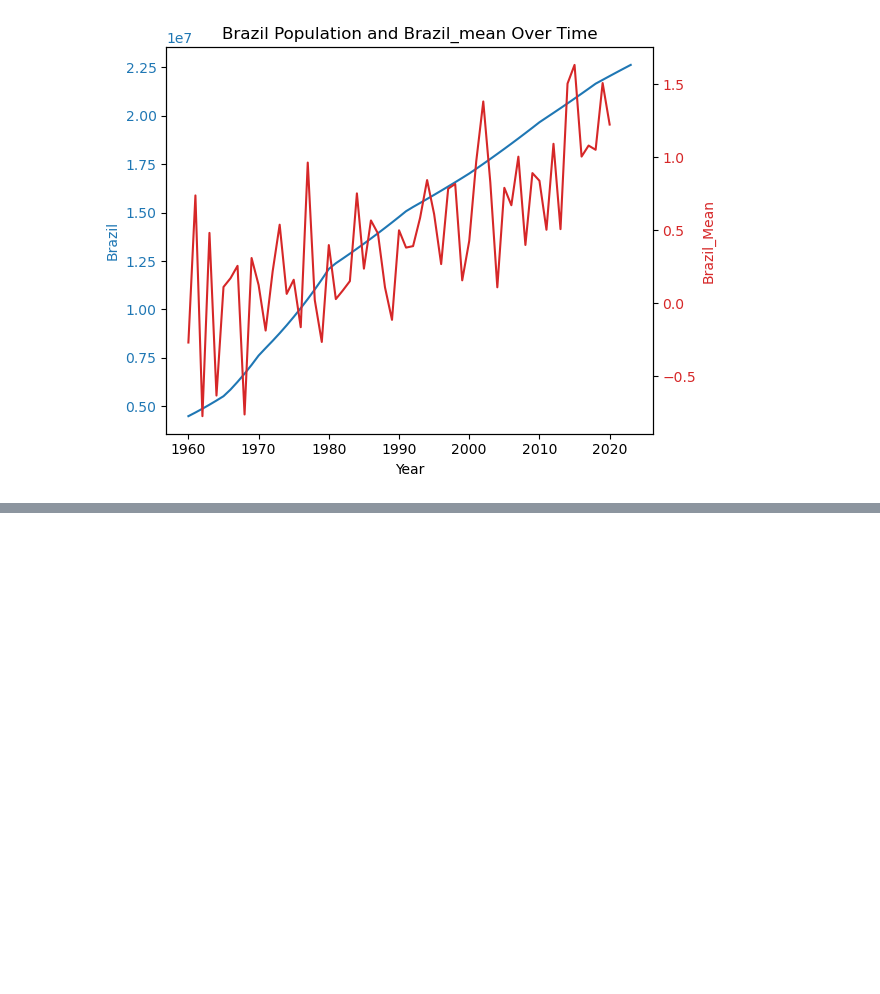
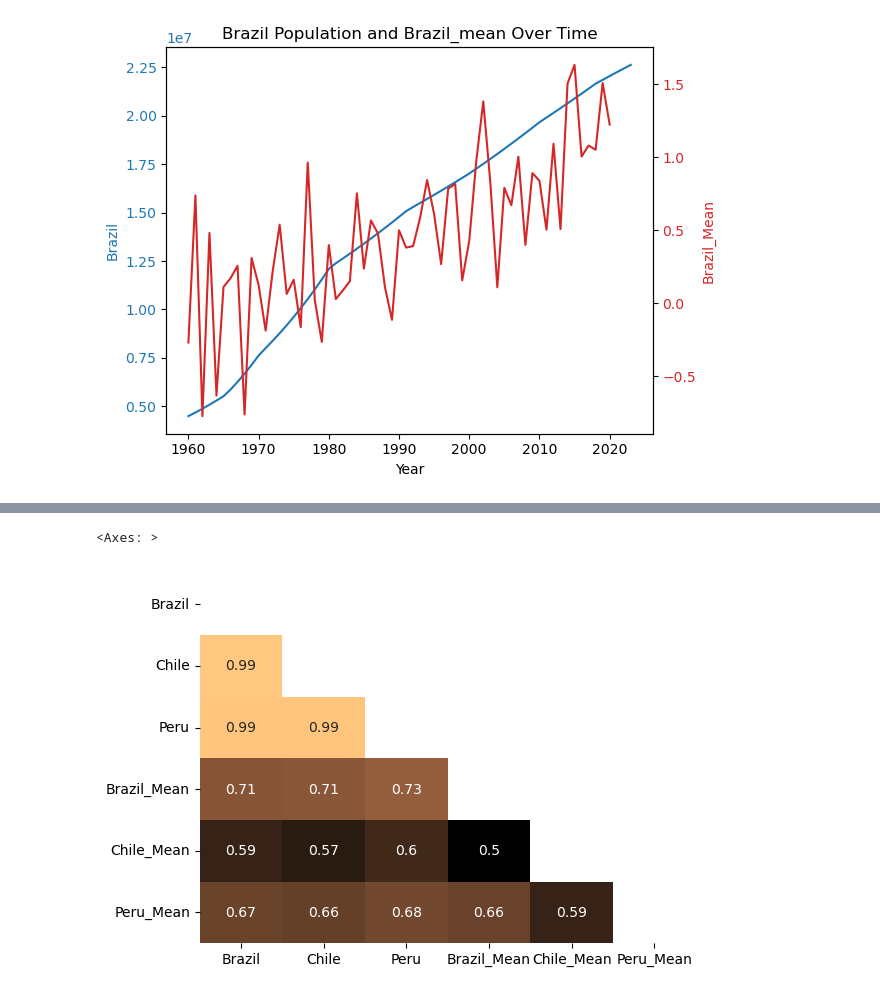
Before and after one commit to gowrath/Climate_EDA-SouthAmerica, a Jupyter notebook: TemperatureAndPopulation.ipynb, the cells around one changed output, grey strips where cells are left out. Cells and saved outputs as stored; diff of their text form; code cells hidden in the pictures; blank space fills up the shorter version.

```diff
--- a/TemperatureAndPopulation.ipynb
+++ b/TemperatureAndPopulation.ipynb
@@ -246,0 +293,5 @@ plt.show()
+# %%
+sns.heatmap(c, annot=True, mask=mask, cmap='copper', cbar=False)
+# %% [output]
+<Axes: >
+[figure, added]
```
Also changed, not shown: parts of 9 cells of this notebook, 1 other file.
